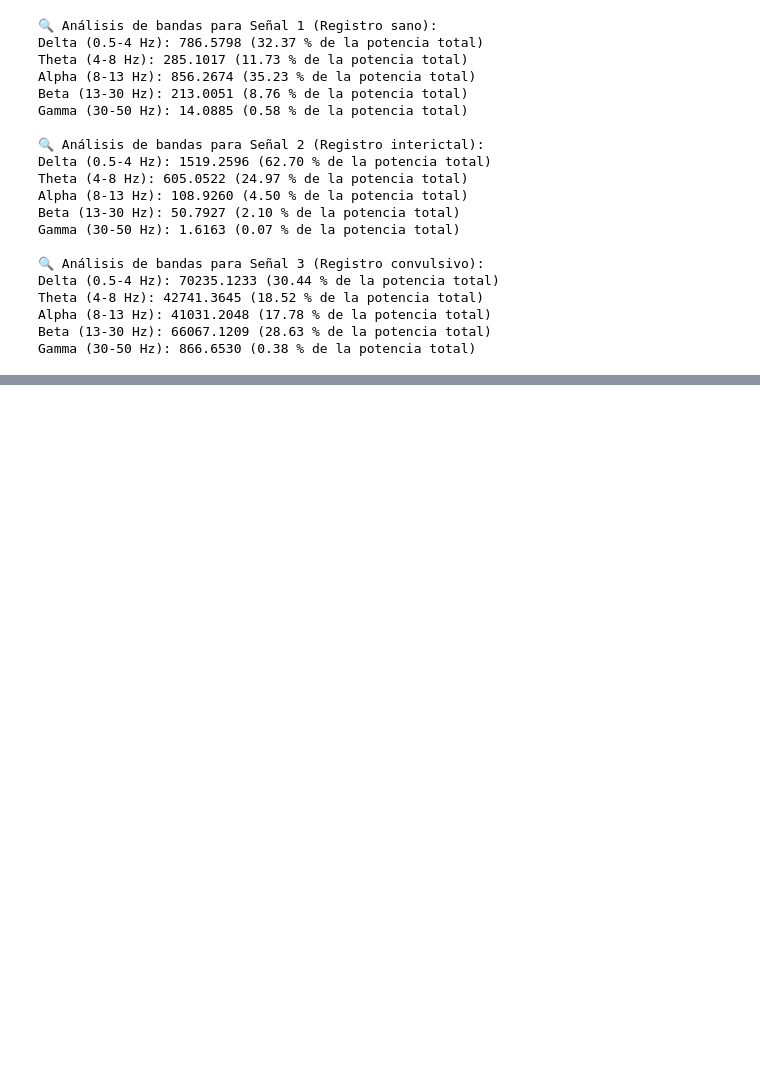
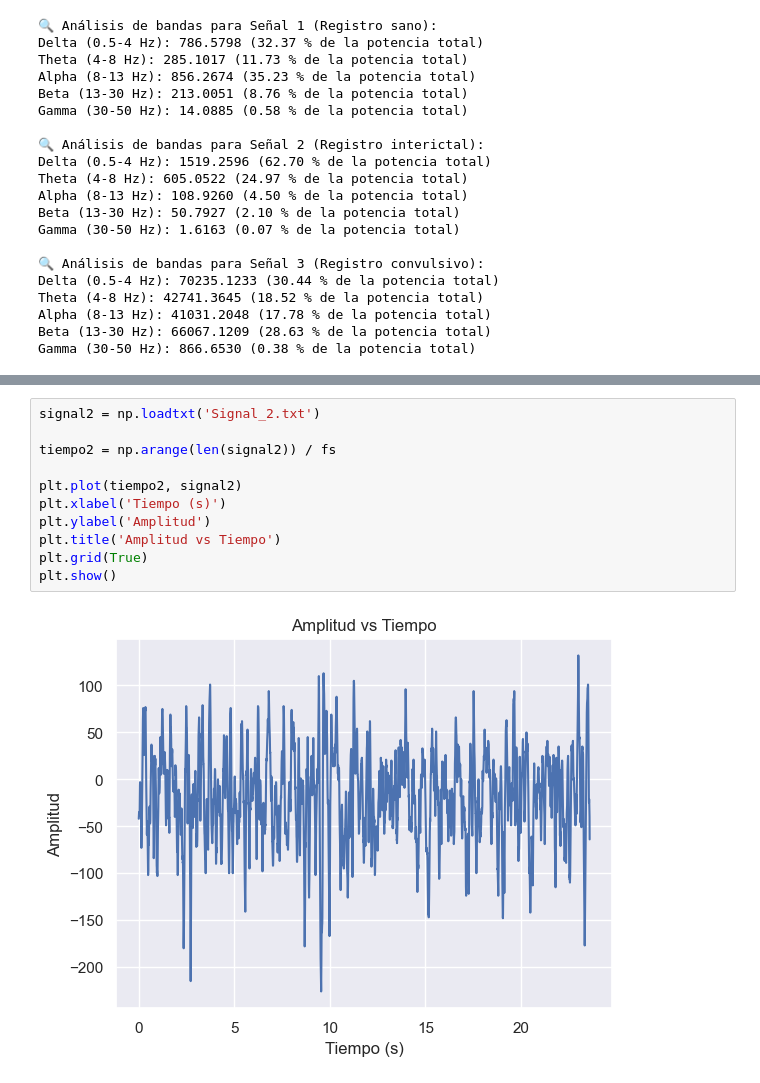
Before and after one commit to ddanelone/ANALISIS-NUMERICO-TP, a Jupyter notebook: TP1.ipynb, the cells around one changed output, grey strips where cells are left out. Saved outputs shown, nothing was run; the diff lists cells and outputs as text; blank space fills up the shorter version.

```diff
--- a/TP1.ipynb
+++ b/TP1.ipynb
@@ -346,0 +366,13 @@ Gamma (30-50 Hz): 866.6530 (0.38 % de la potencia total)
+# %%
+signal2 = np.loadtxt('Signal_2.txt')
+
+tiempo2 = np.arange(len(signal2)) / fs
+
+plt.plot(tiempo2, signal2)
+plt.xlabel('Tiempo (s)')
+plt.ylabel('Amplitud')
+plt.title('Amplitud vs Tiempo')
+plt.grid(True)
+plt.show()
+# %% [output]
+[figure, added]
```
Also changed, not shown: parts of 8 cells of this notebook, 3 other files.
